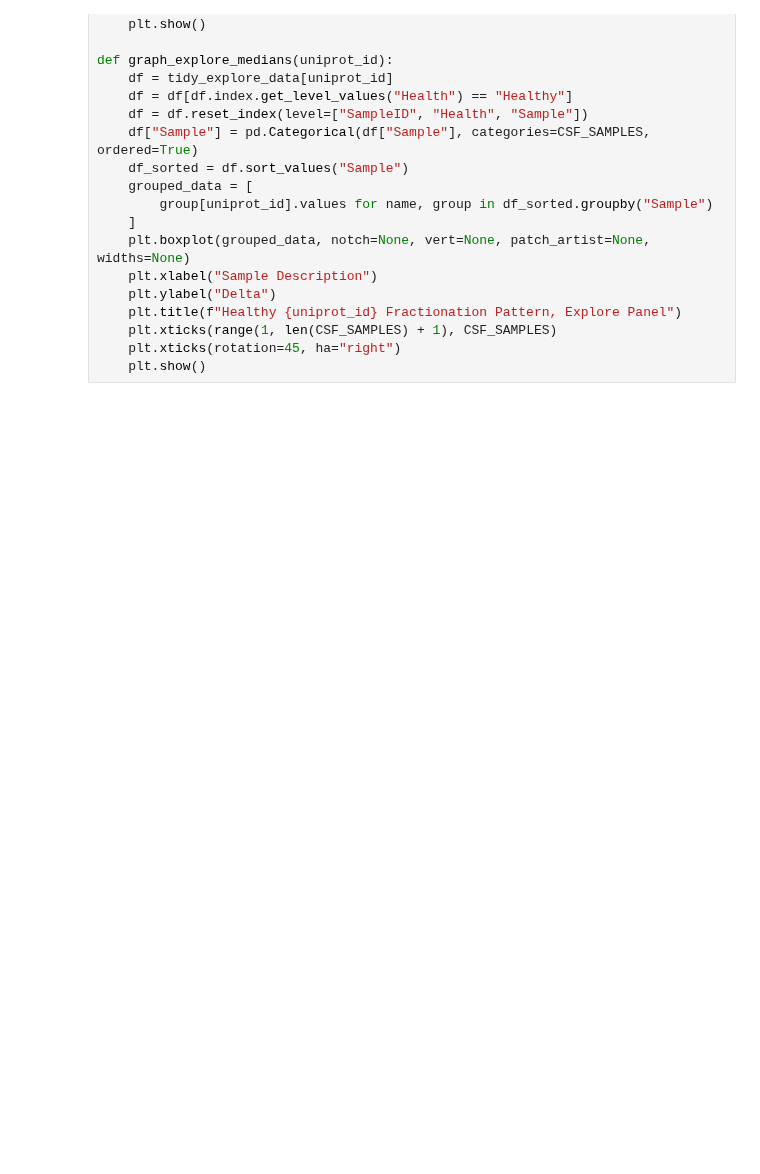
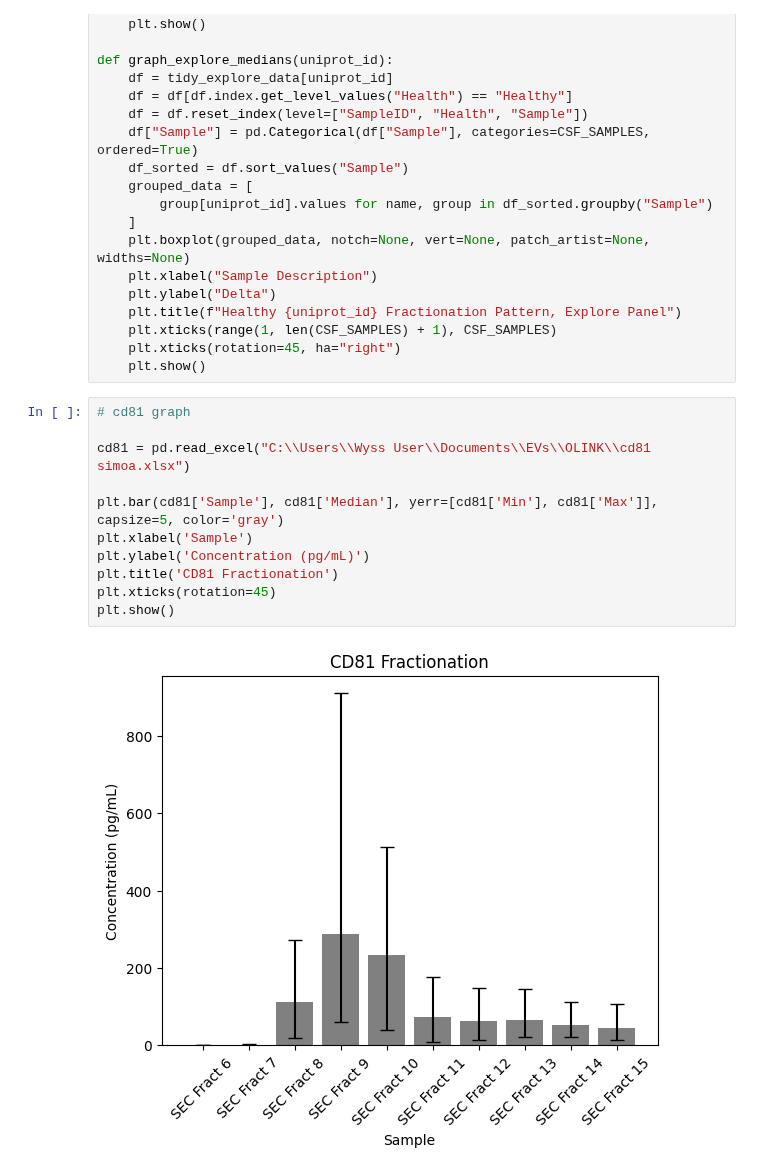
Before and after one commit to Walt-Lab/bdev_mass_spec, a Jupyter notebook: HT_analysis.ipynb, the cells around one changed output. Cells and saved outputs as stored; diff of their text form; blank space fills up the shorter version.

```diff
--- a/HT_analysis.ipynb
+++ b/HT_analysis.ipynb
@@ -704,3 +795,16 @@ def graph_explore_medians(uniprot_id):
     plt.xticks(range(1, len(CSF_SAMPLES) + 1), CSF_SAMPLES)
     plt.xticks(rotation=45, ha="right")
     plt.show()
+# %%
+# cd81 graph
+
+cd81 = pd.read_excel("C:\\Users\\Wyss User\\Documents\\EVs\\OLINK\\cd81 simoa.xlsx")
+
+plt.bar(cd81['Sample'], cd81['Median'], yerr=[cd81['Min'], cd81['Max']], capsize=5, color='gray')
+plt.xlabel('Sample')
+plt.ylabel('Concentration (pg/mL)')
+plt.title('CD81 Fractionation')
+plt.xticks(rotation=45)
+plt.show()
+# %% [output]
+[figure, added]
```
Also changed, not shown: parts of 24 cells of this notebook, 4 other files.
